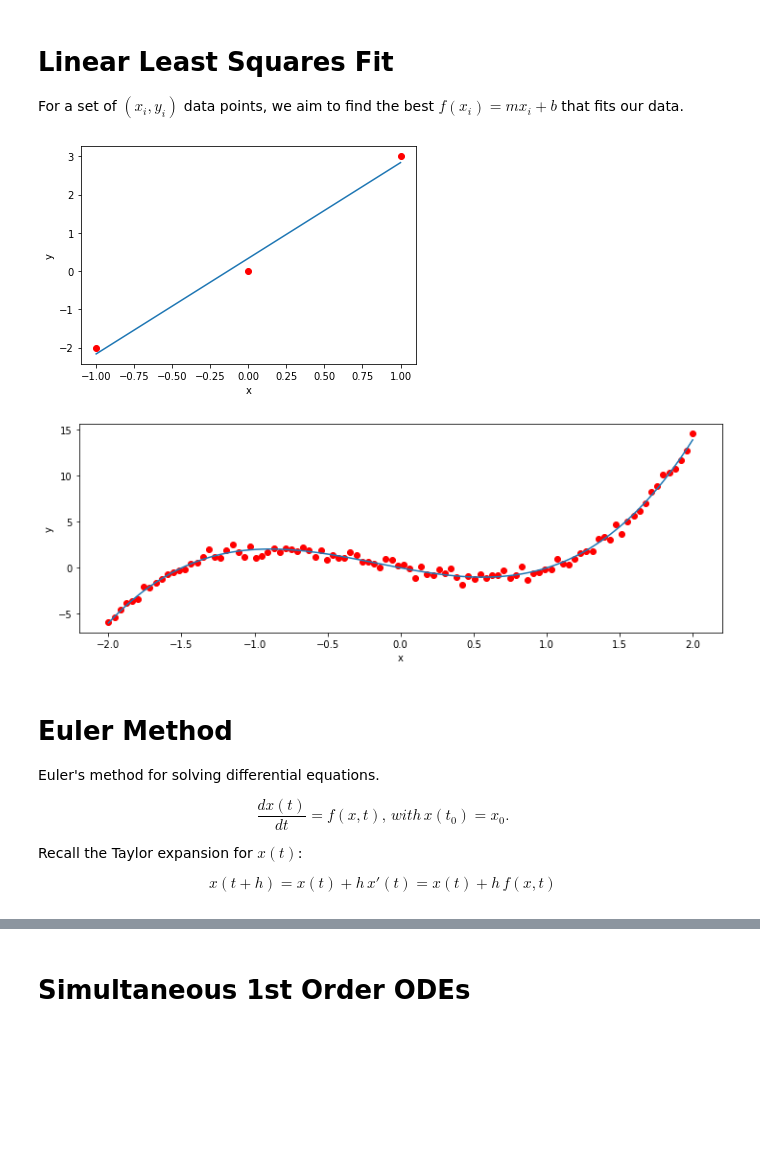
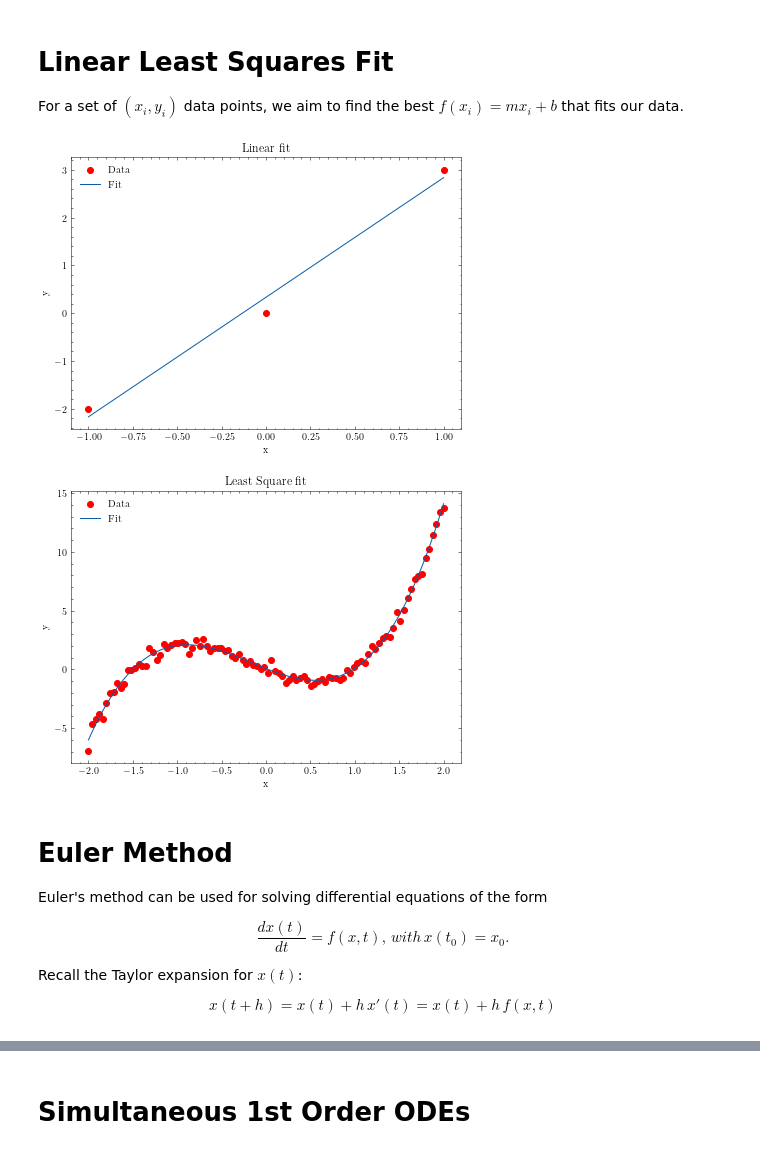
Before and after one commit to franklinzppa/studies-physics, a Jupyter notebook: math-tools.ipynb, the cells around one changed output, grey strips where cells are left out. Drawn from its saved outputs; the diff is of its cells as text; code cells hidden in the pictures; blank space fills up the shorter version.

```diff
--- a/math-tools.ipynb
+++ b/math-tools.ipynb
@@ -3,6 +3,7 @@ import numpy as np
 import matplotlib.pyplot as plt
 from scipy import integrate
 from scipy import optimize
+plt.style.use('science')
 # %% [markdown]
 # Linear Least Squares Fit
 
@@ -10,22 +11,25 @@ For a set of $(x_i, y_i)$ data points, we aim to find the best $f(x_i) = mx_i +
 # %%
 # Generating a small set of data points
 data = np.array([[-1,-2], [0,0], [1,3]])
 x = data[:,0]
 y = data[:,1]
 
 m, b = np.polyfit(x,y,1) # Coordinates and degree
 f = m*x + b
 
 # Plotting
-plt.plot(x,y, marker='o', linestyle='none',c='r')
-plt.plot(x, f)
+plt.figure(figsize=(7,5))
+plt.title('Linear fit')
+plt.plot(x,y, marker='o', linestyle='none',c='r', label='Data')
+plt.plot(x, f, label='Fit')
 plt.xlabel('x')
 plt.ylabel('y')
+plt.legend()
 plt.show()
 # %% [output]
-[figure, old version]
+[figure, new version]
 # %%
-# A second example
+# A second example: trying to fit a cubic function with some error
 
 x = np.linspace(-2, 2,100)
 y = 2*x**3 + x**2 - 3*x
@@ -35,18 +39,20 @@ y = y + error
 a,b,c,d = np.polyfit(x,y,3)
 f = a*x**3 + b*x**2 + c*x + d
 
-plt.figure(figsize=(12,4))
-plt.plot(x,y, marker='o', linestyle='none', c='r')
-plt.plot(x, f)
+plt.figure(figsize=(7,5))
+plt.title('Least Square fit')
+plt.plot(x,y, marker='o', linestyle='none', c='r', label='Data')
+plt.plot(x, f, label='Fit')
 plt.xlabel('x')
 plt.ylabel('y')
+plt.legend()
 plt.show()
 # %% [output]
-[figure, old version]
+[figure, new version]
 # %% [markdown]
 # Euler Method
 
-Euler's method for solving differential equations.
+Euler's method can be used for solving differential equations of the form
 
 $$\frac{dx(t)}{dt} = f(x,t), \, with \, x(t_0) = x_0.$$
 
```
Also changed, not shown: parts of 9 cells of this notebook.
